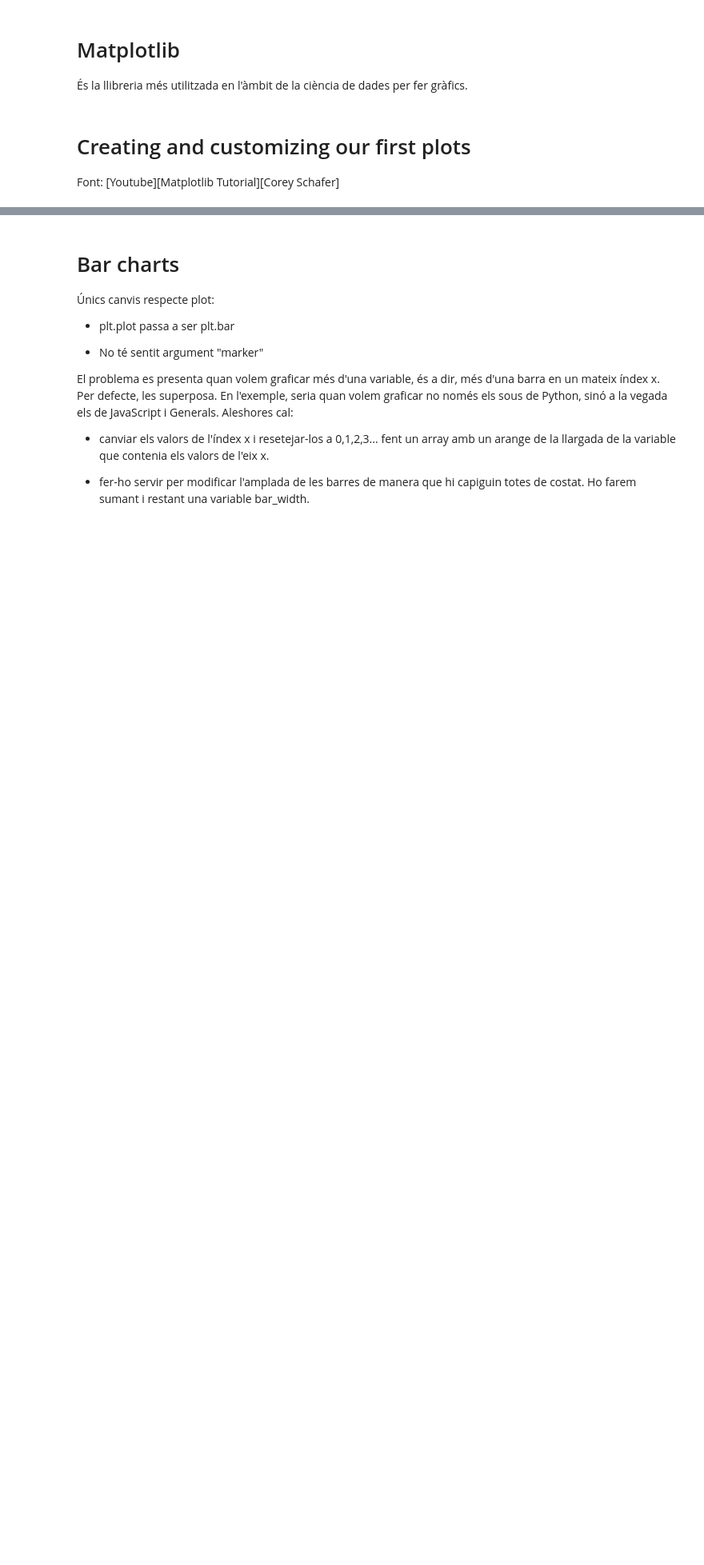
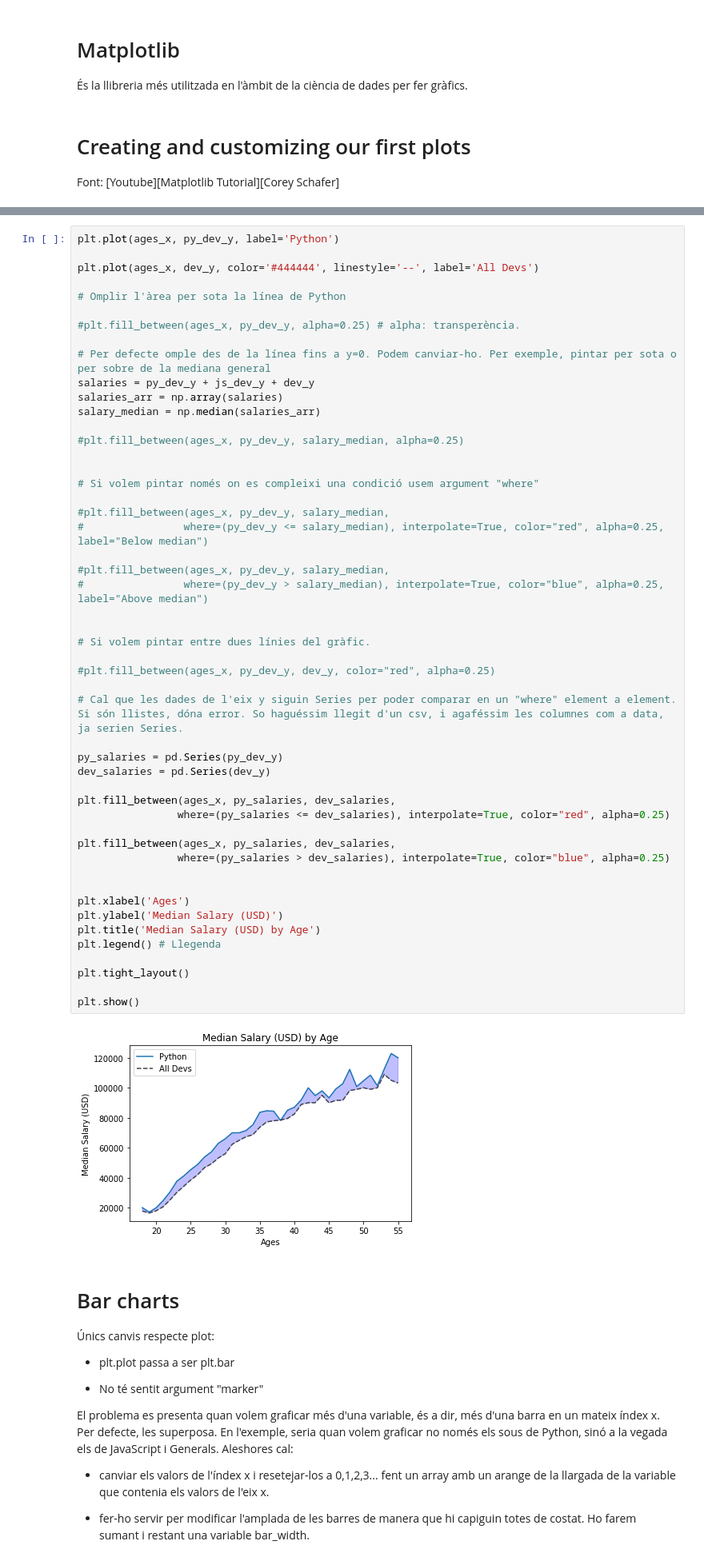
Before and after one commit to ditcas/llibreries_python, a Jupyter notebook: matplotlib.ipynb, the cells around one changed output, grey strips where cells are left out. Shown at 80% size. Saved outputs shown, nothing was run; the diff lists cells and outputs as text; blank space fills up the shorter version.

Commit message:
feat: Afegeix nous tipus de gràfic a matplotlib

```diff
--- a/matplotlib.ipynb
+++ b/matplotlib.ipynb
@@ -72,3 +70,55 @@ plt.show()
+# %%
+plt.plot(ages_x, py_dev_y, label='Python')
+
+plt.plot(ages_x, dev_y, color='#444444', linestyle='--', label='All Devs')
+
+# Omplir l'àrea per sota la línea de Python
+
+#plt.fill_between(ages_x, py_dev_y, alpha=0.25) # alpha: transperència.
+
+# Per defecte omple des de la línea fins a y=0. Podem canviar-ho. Per exemple, pintar per sota o per sobre de la mediana general
+salaries = py_dev_y + js_dev_y + dev_y
+salaries_arr = np.array(salaries)
+salary_median = np.median(salaries_arr)
+
+#plt.fill_between(ages_x, py_dev_y, salary_median, alpha=0.25)
+
+
+# Si volem pintar només on es compleixi una condició usem argument "where"
+
+#plt.fill_between(ages_x, py_dev_y, salary_median,
+#                where=(py_dev_y <= salary_median), interpolate=True, color="red", alpha=0.25, label="Below median")
+
+#plt.fill_between(ages_x, py_dev_y, salary_median,
+#                where=(py_dev_y > salary_median), interpolate=True, color="blue", alpha=0.25, label="Above median")
+
+
+# Si volem pintar entre dues línies del gràfic.
+
+#plt.fill_between(ages_x, py_dev_y, dev_y, color="red", alpha=0.25)
+
+# Cal que les dades de l'eix y siguin Series per poder comparar en un "where" element a element. Si són llistes, dóna error. So haguéssim llegit d'un csv, i agaféssim les columnes com a data, ja serien Series.
+
+py_salaries = pd.Series(py_dev_y)
+dev_salaries = pd.Series(dev_y)
+
+plt.fill_between(ages_x, py_salaries, dev_salaries,
+                where=(py_salaries <= dev_salaries), interpolate=True, color="red", alpha=0.25)
+
+plt.fill_between(ages_x, py_salaries, dev_salaries,
+                where=(py_salaries > dev_salaries), interpolate=True, color="blue", alpha=0.25)
+
+
+plt.xlabel('Ages')
+plt.ylabel('Median Salary (USD)')
+plt.title('Median Salary (USD) by Age')
+plt.legend() # Llegenda
+
+plt.tight_layout()
+
+plt.show()
+# %% [output]
+[figure, added]
 # %% [markdown]
 # Bar charts
 
```
Also changed, not shown: parts of 12 cells of this notebook.
